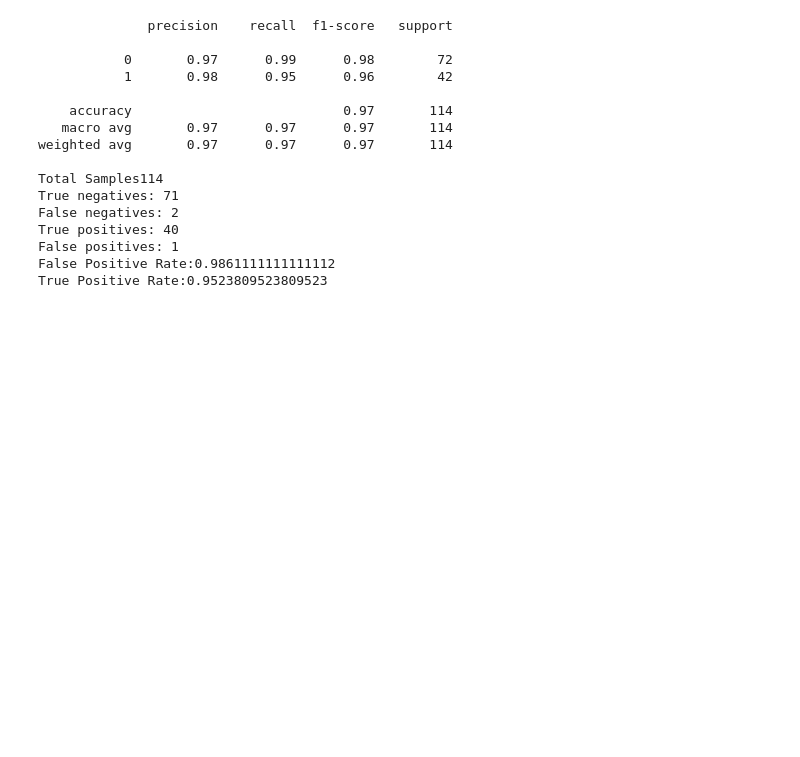
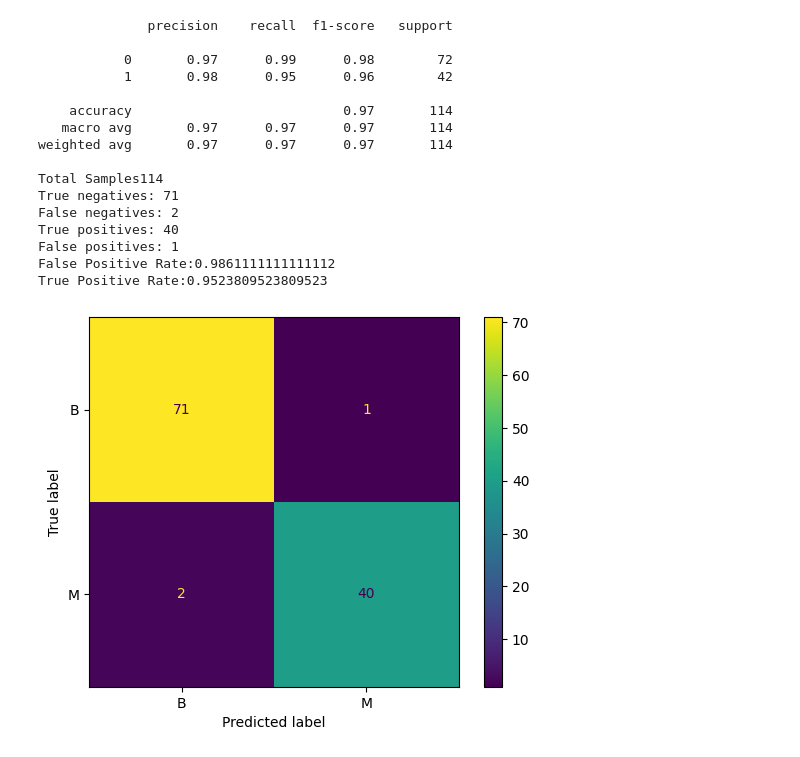
Before and after one commit to Berat03/ml_coursework, a Jupyter notebook: Random_Forest_2.ipynb, the cells around one changed output. Saved outputs shown, nothing was run; the diff lists cells and outputs as text; code cells hidden in the pictures; blank space fills up the shorter version.

Commit message:
added confusion matrix

```diff
--- a/Random_Forest_2.ipynb
+++ b/Random_Forest_2.ipynb
@@ -277,3 +274,12 @@ True positives: 40
 False positives: 1
 False Positive Rate:0.9861111111111112
 True Positive Rate:0.9523809523809523
+# %%
+
+fig, ax = plt.subplots()
+ax.grid(False)
+c = ConfusionMatrixDisplay(c, display_labels=['B', 'M'])
+c.plot(ax=ax)
+plt.savefig('filename')
+# %% [output]
+[figure, added]
```
Also changed, not shown: parts of 4 cells of this notebook.
